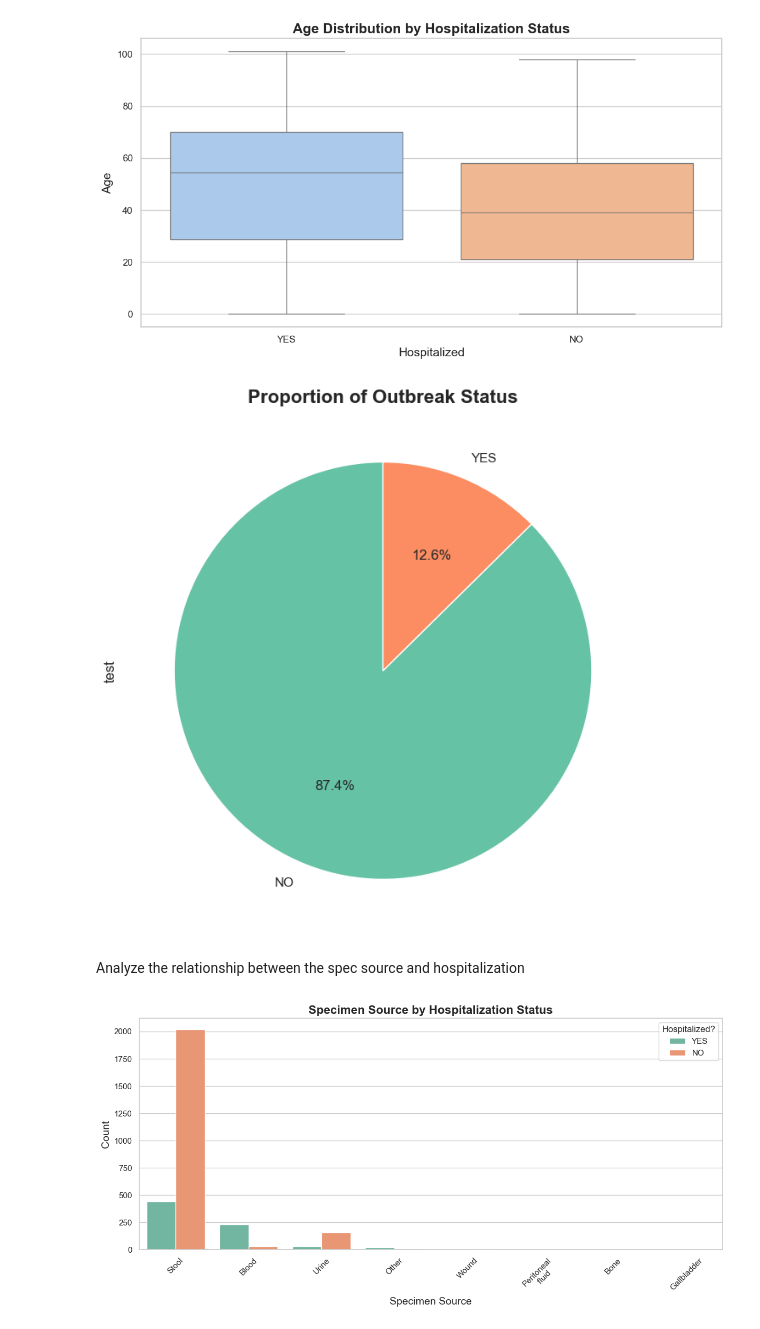
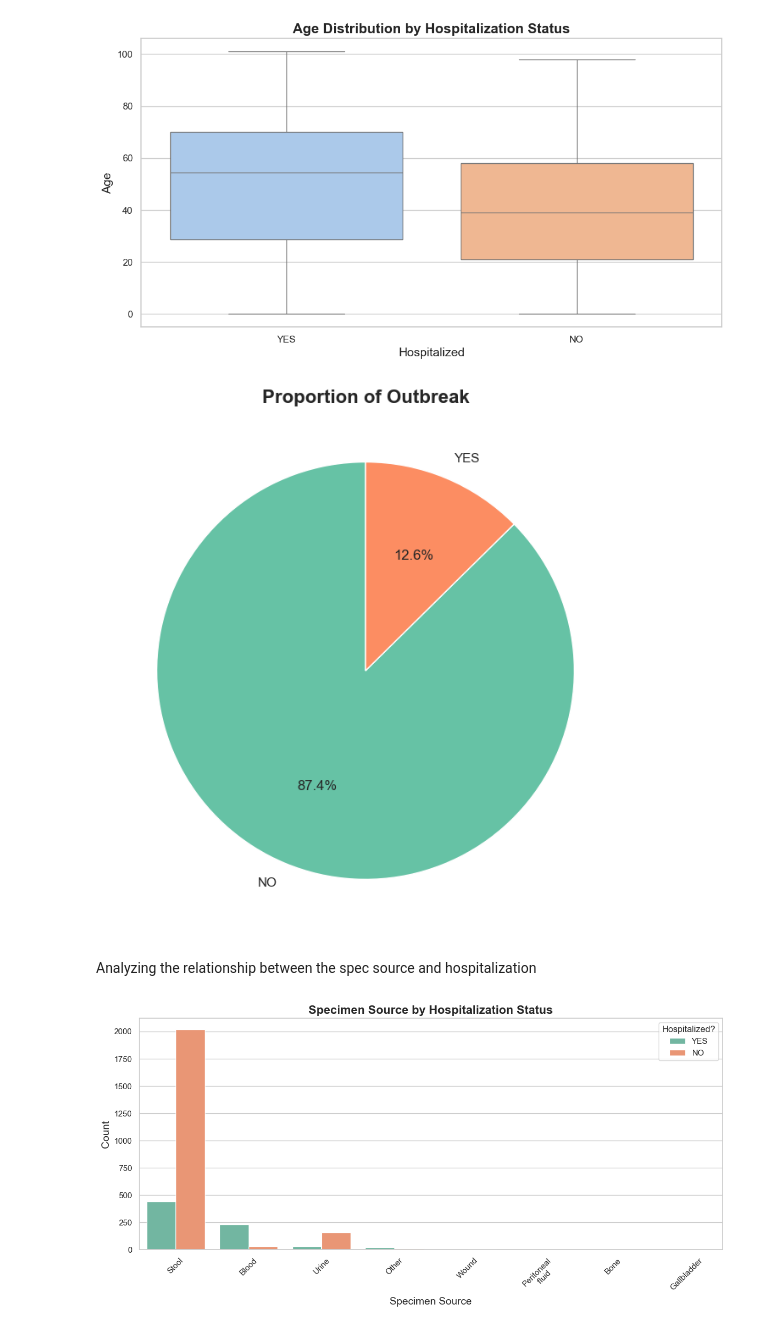
Before and after one commit to glendasp/salmonella_data, a Jupyter notebook: notebooks/mdh_eda.ipynb, the cells around one changed output. Cells and saved outputs as stored; diff of their text form; code cells hidden in the pictures.

Commit message:
Fix proportion of outbreak

```diff
--- a/notebooks/mdh_eda.ipynb
+++ b/notebooks/mdh_eda.ipynb
@@ -299,18 +295,17 @@ Passing `palette` without assigning `hue` is deprecated and will be removed in v
 [figure]
 # %%
 outbreak_counts = mdh_data['Outbreak?'].value_counts()
-
-# Plot pie chart
 plt.figure(figsize=(8, 8))
 outbreak_counts.plot.pie(
     autopct='%1.1f%%', startangle=90, colors=['#66c2a5', '#fc8d62'], labels=outbreak_counts.index
 )
-plt.title("Proportion of Outbreak Status", fontsize=16, weight='bold')
+plt.title("Proportion of Outbreak", fontsize=16, weight='bold')
+plt.ylabel("")
 plt.show()
 # %% [output]
-[figure, old version]
+[figure, new version]
 # %% [markdown]
-Analyze the relationship between the spec source and hospitalization
+Analyzing the relationship between the spec source and hospitalization
 # %%
 plt.figure(figsize=(12, 6))
 sns.countplot(data=mdh_data, x='Spec\n Source', hue='Hospitalized?', palette='Set2',
```
Also changed, not shown: parts of 1 cell of this notebook.
